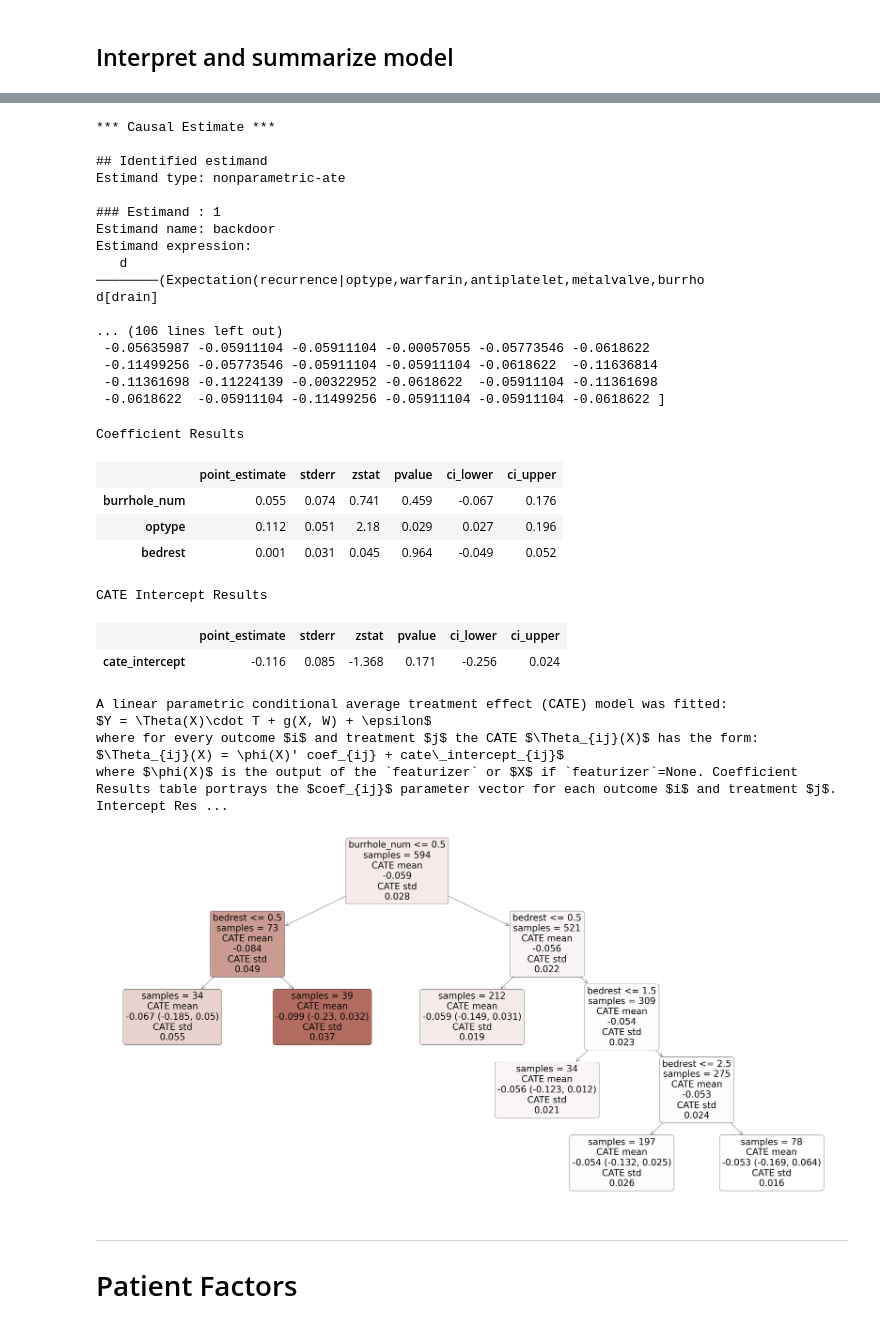
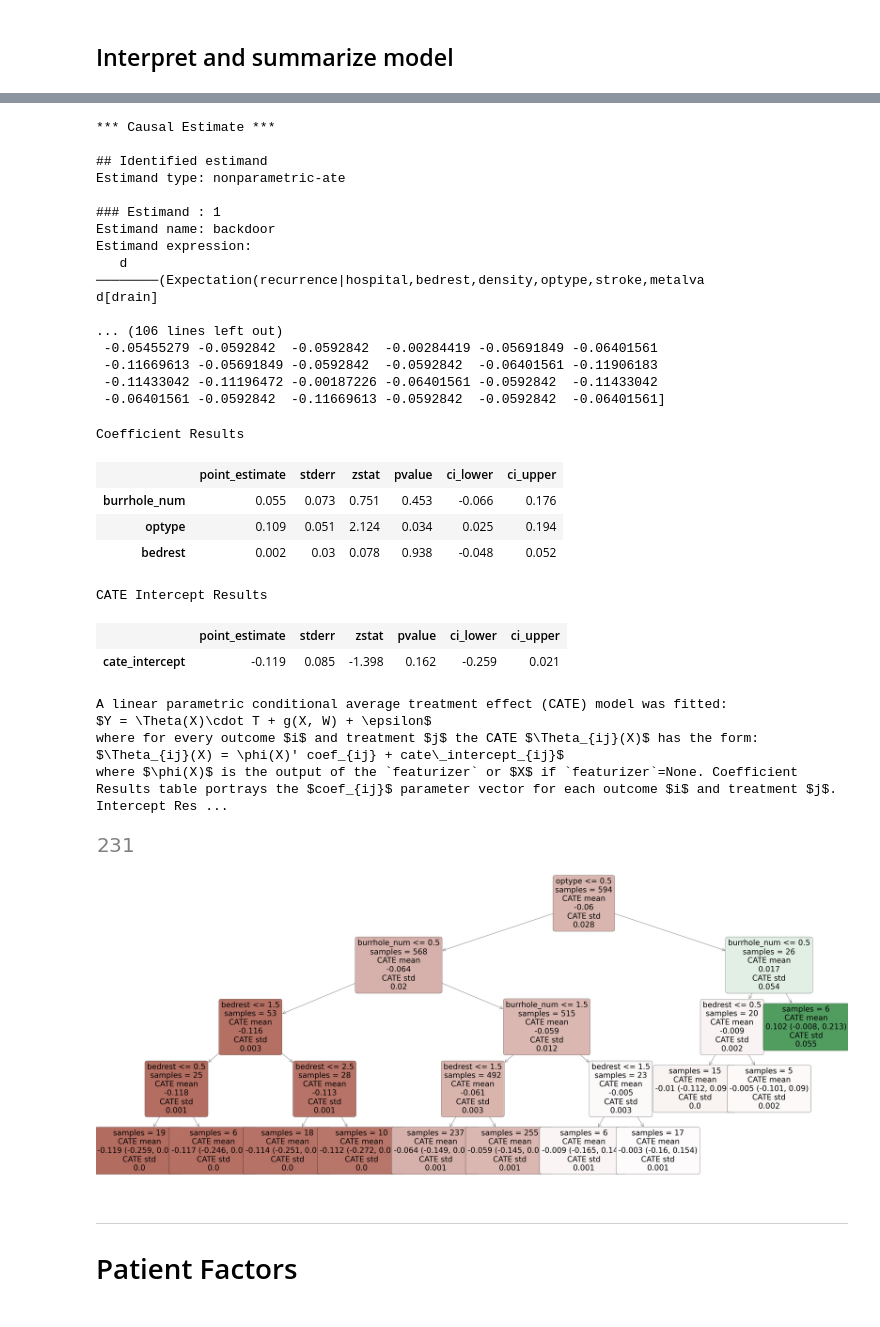
Before and after one commit to c-abbott/surviving-the-icu, a Jupyter notebook: src/notebooks/cate_estimation.ipynb, the cells around one changed output, grey strips where cells are left out. Saved outputs shown, nothing was run; the diff lists cells and outputs as text; code cells hidden in the pictures.

```diff
--- a/src/notebooks/cate_estimation.ipynb
+++ b/src/notebooks/cate_estimation.ipynb
@@ -105,8 +105,8 @@ display(Image(filename="causal_model.png"))
 - DML
 # %%
 # Define treatment, outcome, confounders
-confounders = ['hospital', 'antiplatelet', 'metalvalve', 'thickness_sum', 'ihd',
-'warfarin', 'age', 'stroke', 'density', 'membranes']
+confounders = ['hospital', 'antiplatelet', 'metalvalve', 'thickness_sum', 'ihd', 'membranes',
+               'warfarin', 'age', 'stroke', 'density']
 conditional_features = ['burrhole_num', 'optype', 'bedrest']
 
 T = csdh['drain'].values
@@ -254,38 +254,42 @@ Estimand type: nonparametric-ate
 Estimand name: backdoor
 Estimand expression:
    d
-────────(Expectation(recurrence|optype,warfarin,antiplatelet,metalvalve,burrho
+────────(Expectation(recurrence|hospital,bedrest,density,optype,stroke,metalva
 d[drain]
 
 ... (106 lines left out)
- -0.05635987 -0.05911104 -0.05911104 -0.00057055 -0.05773546 -0.0618622
- -0.11499256 -0.05773546 -0.05911104 -0.05911104 -0.0618622  -0.11636814
- -0.11361698 -0.11224139 -0.00322952 -0.0618622  -0.05911104 -0.11361698
- -0.0618622  -0.05911104 -0.11499256 -0.05911104 -0.05911104 -0.0618622 ]
+ -0.05455279 -0.0592842  -0.0592842  -0.00284419 -0.05691849 -0.06401561
+ -0.11669613 -0.05691849 -0.0592842  -0.0592842  -0.06401561 -0.11906183
+ -0.11433042 -0.11196472 -0.00187226 -0.06401561 -0.0592842  -0.11433042
+ -0.06401561 -0.0592842  -0.11669613 -0.0592842  -0.0592842  -0.06401561]
 # %%
 treatment_linear_dml_est.summary()
 # %% [output]
 Coefficient Results
 |  | point_estimate | stderr | zstat | pvalue | ci_lower | ci_upper |
-| burrhole_num | 0.055 | 0.074 | 0.741 | 0.459 | -0.067 | 0.176 |
-| optype | 0.112 | 0.051 | 2.18 | 0.029 | 0.027 | 0.196 |
-| bedrest | 0.001 | 0.031 | 0.045 | 0.964 | -0.049 | 0.052 |
+| burrhole_num | 0.055 | 0.073 | 0.751 | 0.453 | -0.066 | 0.176 |
+| optype | 0.109 | 0.051 | 2.124 | 0.034 | 0.025 | 0.194 |
+| bedrest | 0.002 | 0.03 | 0.078 | 0.938 | -0.048 | 0.052 |
 CATE Intercept Results
 |  | point_estimate | stderr | zstat | pvalue | ci_lower | ci_upper |
-| cate_intercept | -0.116 | 0.085 | -1.368 | 0.171 | -0.256 | 0.024 |
+| cate_intercept | -0.119 | 0.085 | -1.398 | 0.162 | -0.259 | 0.021 |
 A linear parametric conditional average treatment effect (CATE) model was fitted:
 $Y = \Theta(X)\cdot T + g(X, W) + \epsilon$
 where for every outcome $i$ and treatment $j$ the CATE $\Theta_{ij}(X)$ has the form:
 $\Theta_{ij}(X) = \phi(X)' coef_{ij} + cate\_intercept_{ij}$
 where $\phi(X)$ is the output of the `featurizer` or $X$ if `featurizer`=None. Coefficient Results table portrays the $coef_{ij}$ parameter vector for each outcome $i$ and treatment $j$. Intercept Res ...
+# %%
+sum(csdh['membranes'])
+# %% [output]
+[figure, added]
 # %%
-treatment_lin_intrp = SingleTreeCateInterpreter(include_model_uncertainty=True, max_depth=4, min_samples_leaf=30)
+treatment_lin_intrp = SingleTreeCateInterpreter(include_model_uncertainty=True, max_depth=4, min_samples_leaf=5)
 treatment_lin_intrp.interpret(treatment_linear_dml_est, X)
-plt.figure(figsize=(60, 30))
+plt.figure(figsize=(70, 30))
 treatment_lin_intrp.plot(feature_names=conditional_features, fontsize=40)
 plt.savefig('../output/figs/treatment_cate_tree.png', dpi=300)
 # %% [output]
-[figure, old version]
+[figure, new version]
 # %% [markdown]
 ---
 # Patient Factors
```
Also changed, not shown: parts of 9 cells of this notebook, 6 other files.
